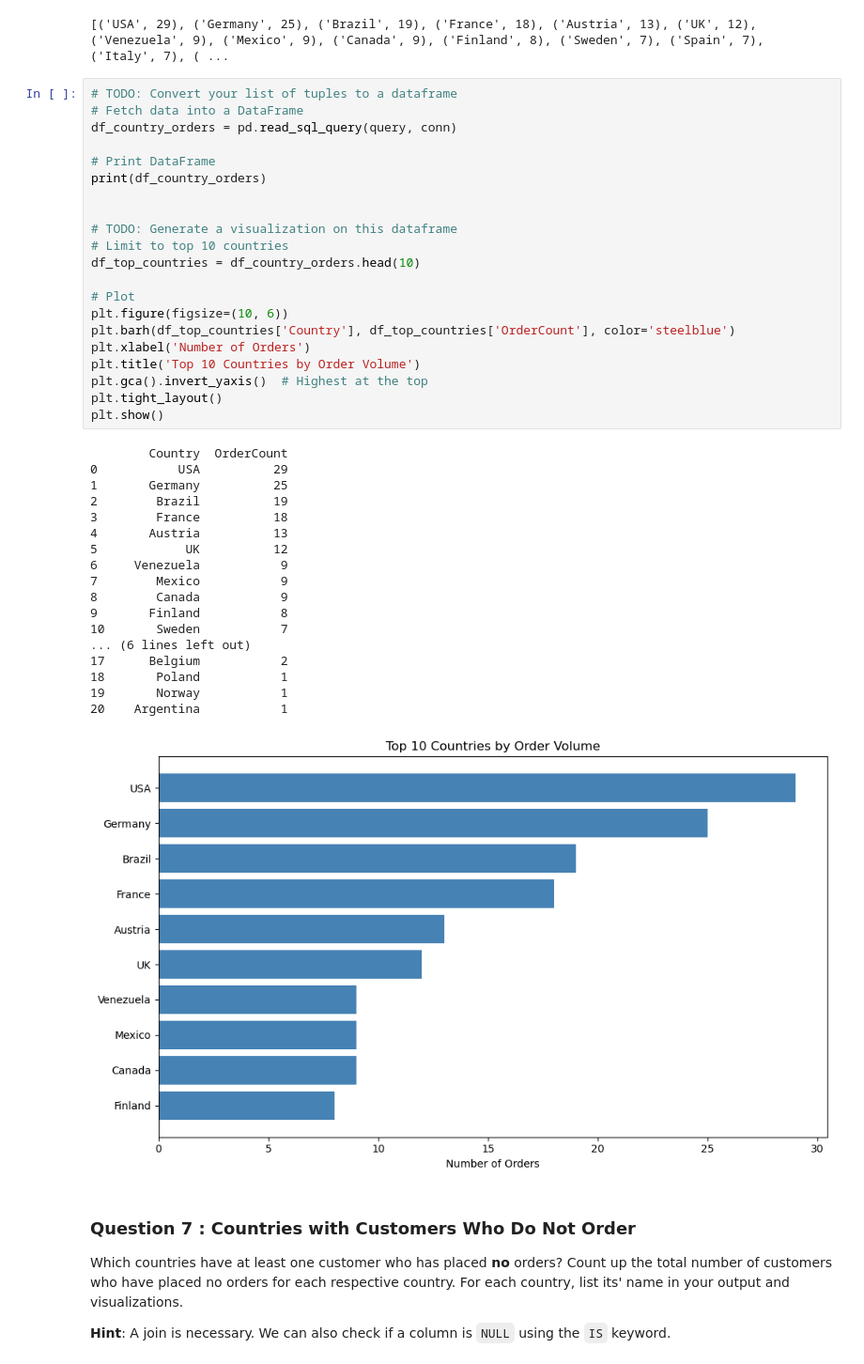
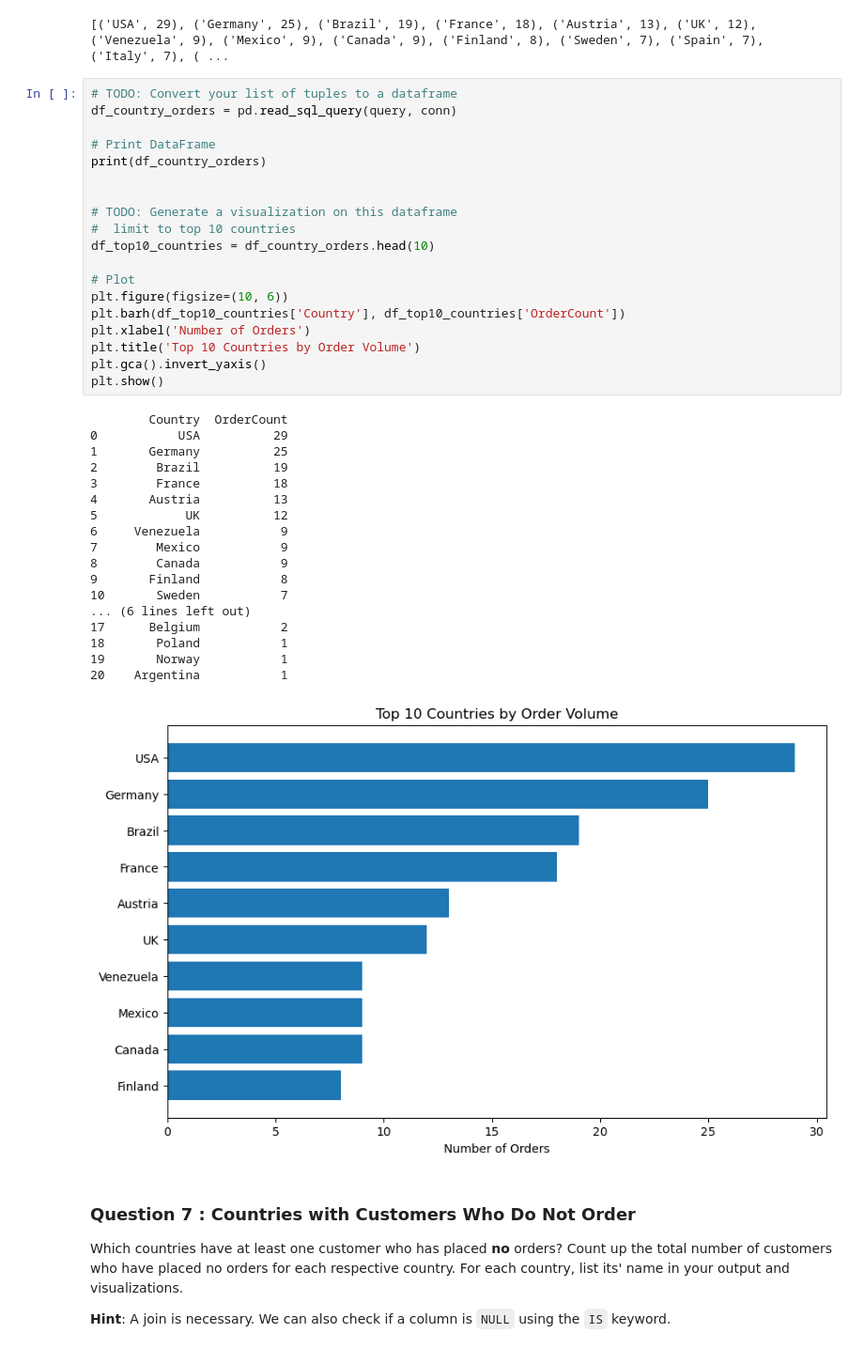
Before and after one commit to trebmal-fitt/SQL-Ad-Hoc-Analysis, a Jupyter notebook: adhoc_report.ipynb, the cells around one changed output. Shown at 94% size. Drawn from its saved outputs; the diff is of its cells as text.

```diff
--- a/adhoc_report.ipynb
+++ b/adhoc_report.ipynb
@@ -225,44 +224,42 @@ print(country_orders_tuples)
 [('USA', 29), ('Germany', 25), ('Brazil', 19), ('France', 18), ('Austria', 13), ('UK', 12), ('Venezuela', 9), ('Mexico', 9), ('Canada', 9), ('Finland', 8), ('Sweden', 7), ('Spain', 7), ('Italy', 7), ( ...
 # %%
 # TODO: Convert your list of tuples to a dataframe
-# Fetch data into a DataFrame
 df_country_orders = pd.read_sql_query(query, conn)
 
 # Print DataFrame
 print(df_country_orders)
 
 
 # TODO: Generate a visualization on this dataframe
-# Limit to top 10 countries
-df_top_countries = df_country_orders.head(10)
+#  limit to top 10 countries
+df_top10_countries = df_country_orders.head(10)
 
 # Plot
 plt.figure(figsize=(10, 6))
-plt.barh(df_top_countries['Country'], df_top_countries['OrderCount'], color='steelblue')
+plt.barh(df_top10_countries['Country'], df_top10_countries['OrderCount'])
 plt.xlabel('Number of Orders')
 plt.title('Top 10 Countries by Order Volume')
-plt.gca().invert_yaxis()  # Highest at the top
-plt.tight_layout()
+plt.gca().invert_yaxis()
 plt.show()
 # %% [output]
         Country  OrderCount
 0           USA          29
 1       Germany          25
 2        Brazil          19
 3        France          18
 4       Austria          13
 5            UK          12
 6     Venezuela           9
 7        Mexico           9
 8        Canada           9
 9       Finland           8
 10       Sweden           7
 ... (6 lines left out)
 17      Belgium           2
 18       Poland           1
 19       Norway           1
 20    Argentina           1
-[figure, old version]
+[figure, new version]
 # %% [markdown]
 ### Question 7 : Countries with Customers Who Do Not Order
 
```
Also changed, not shown: parts of 6 cells of this notebook.
